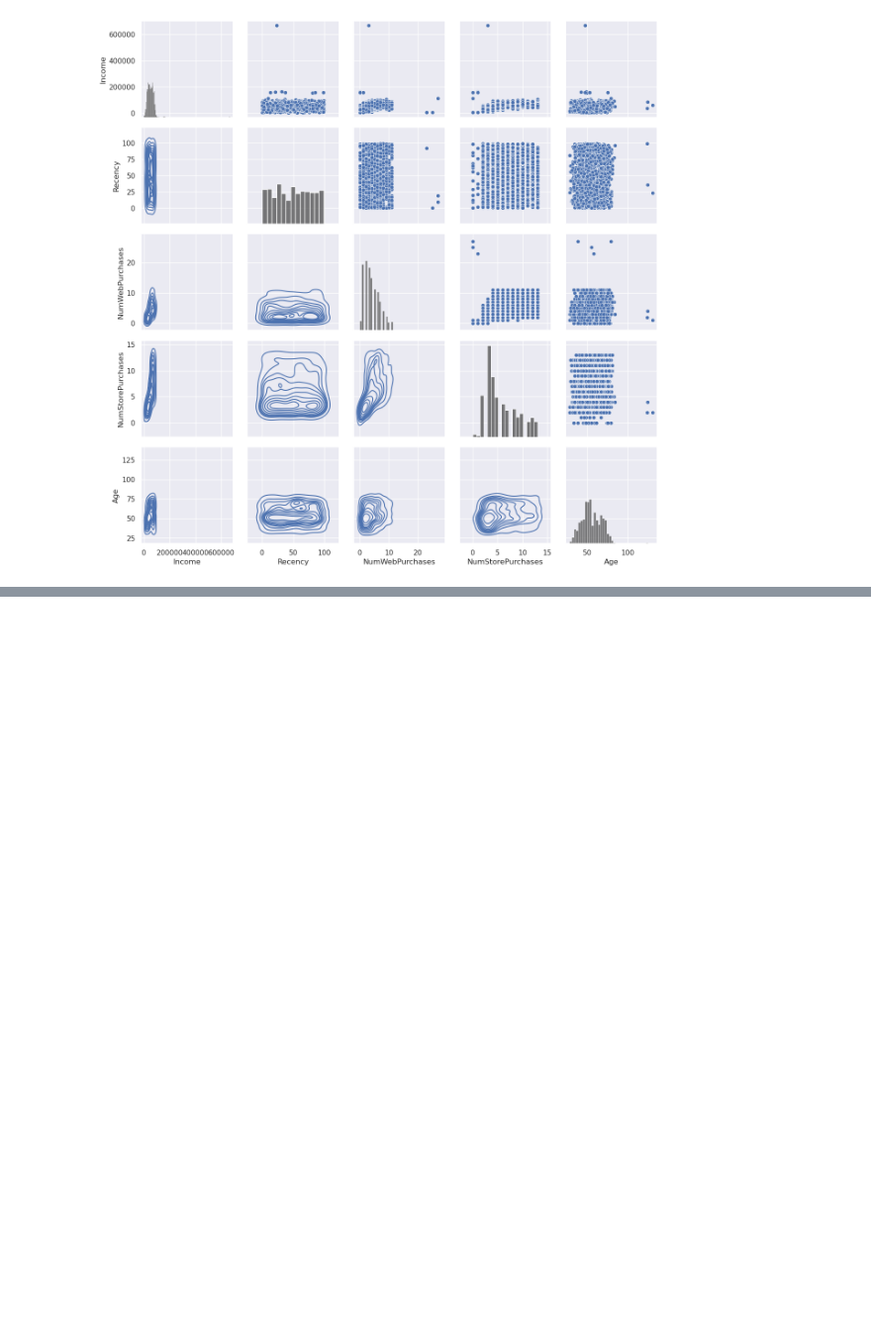
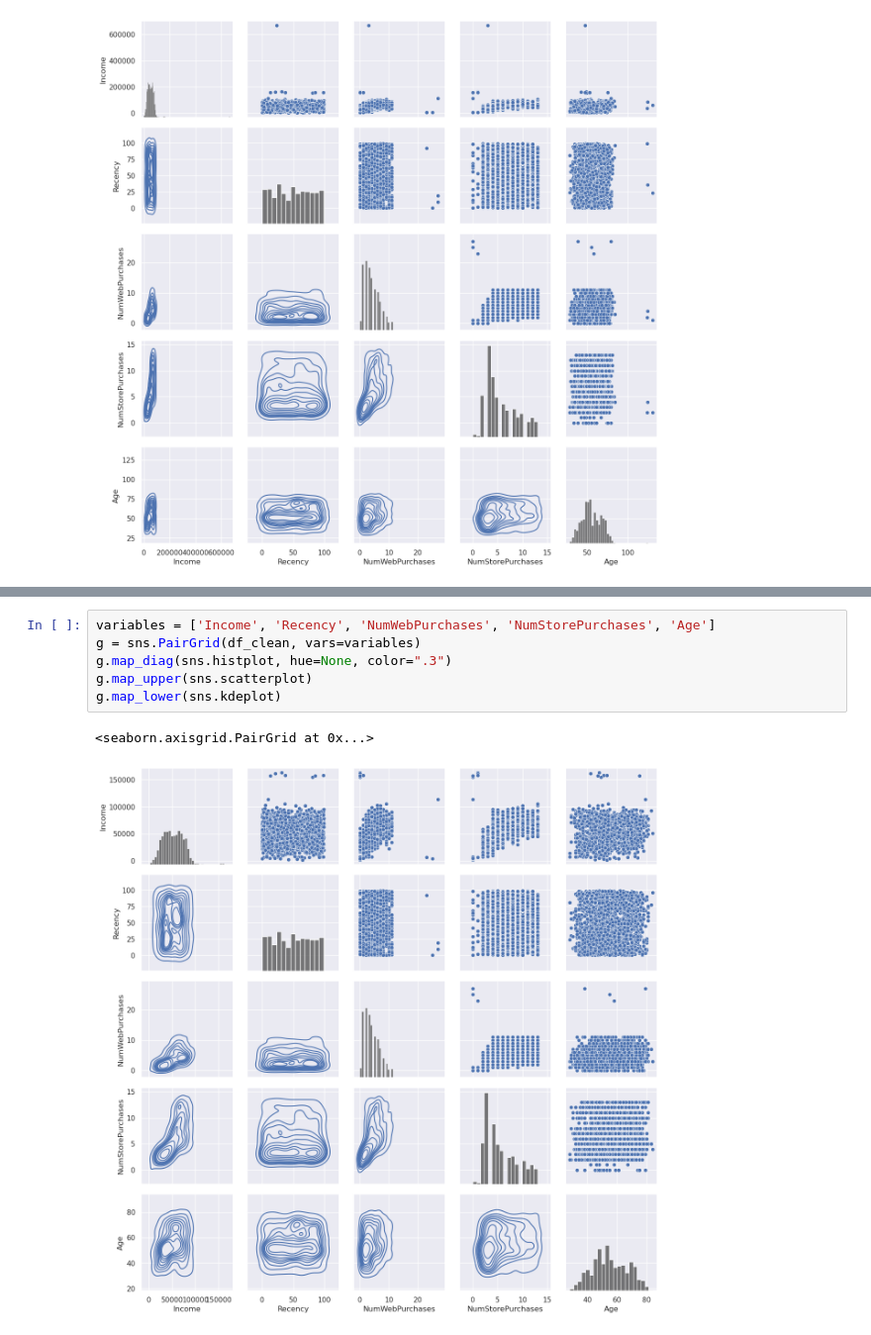
Before and after one commit to nixiieee/hse-ml-course-2024-hw, a Jupyter notebook: notebooks/02-homework.ipynb, the cells around one changed output, grey strips where cells are left out. Shown at 99% size. Drawn from its saved outputs; the diff is of its cells as text; blank space fills up the shorter version.

```diff
--- a/notebooks/02-homework.ipynb
+++ b/notebooks/02-homework.ipynb
@@ -87,0 +121,9 @@ g.map_lower(sns.kdeplot)
+# %%
+variables = ['Income', 'Recency', 'NumWebPurchases', 'NumStorePurchases', 'Age']
+g = sns.PairGrid(df_clean, vars=variables)
+g.map_diag(sns.histplot, hue=None, color=".3")
+g.map_upper(sns.scatterplot)
+g.map_lower(sns.kdeplot)
+# %% [output]
+<seaborn.axisgrid.PairGrid at 0x...>
+[figure, added]
```
Also changed, not shown: parts of 55 cells of this notebook.
